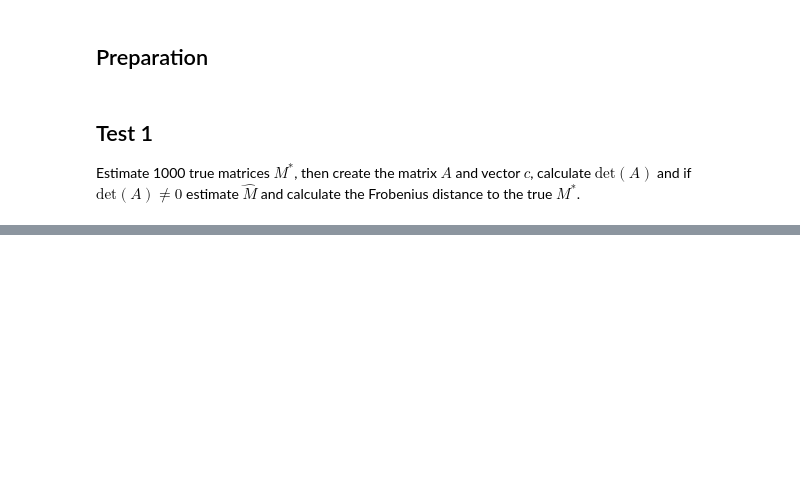
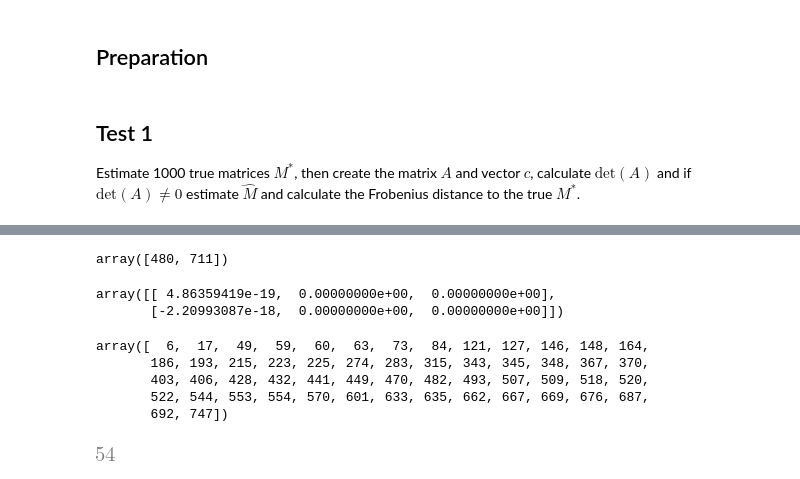
Before and after one commit to eva-resch/tum_masterthesis, a Jupyter notebook: experiments_3_nodes.ipynb, the cells around one changed output, grey strips where cells are left out. Cells and saved outputs as stored; diff of their text form; code cells hidden in the pictures; blank space fills up the shorter version.

```diff
--- a/experiments_3_nodes.ipynb
+++ b/experiments_3_nodes.ipynb
@@ -157,0 +298,23 @@ A * vec_M + c
+# %%
+index_no_solution_99 = np.where(statistics_3nodes_test2_99[:, 2] == 0)[0]
+index_no_solution_99
+# %% [output]
+array([480, 711])
+# %%
+statistics_3nodes_test2_99[index_no_solution_99, :]
+# %% [output]
+array([[ 4.86359419e-19,  0.00000000e+00,  0.00000000e+00],
+       [-2.20993087e-18,  0.00000000e+00,  0.00000000e+00]])
+# %%
+index_zero_det_99 = np.where(statistics_3nodes_test2_99[:, 0] == 0)[0]
+index_zero_det_99
+# %% [output]
+array([  6,  17,  49,  59,  60,  63,  73,  84, 121, 127, 146, 148, 164,
+       186, 193, 215, 223, 225, 274, 283, 315, 343, 345, 348, 367, 370,
+       403, 406, 428, 432, 441, 449, 470, 482, 493, 507, 509, 518, 520,
+       522, 544, 553, 554, 570, 601, 633, 635, 662, 667, 669, 676, 687,
+       692, 747])
+# %%
+len(index_zero_det_99)
+# %% [output]
+[figure, added]
```
Also changed, not shown: parts of 55 cells of this notebook.
